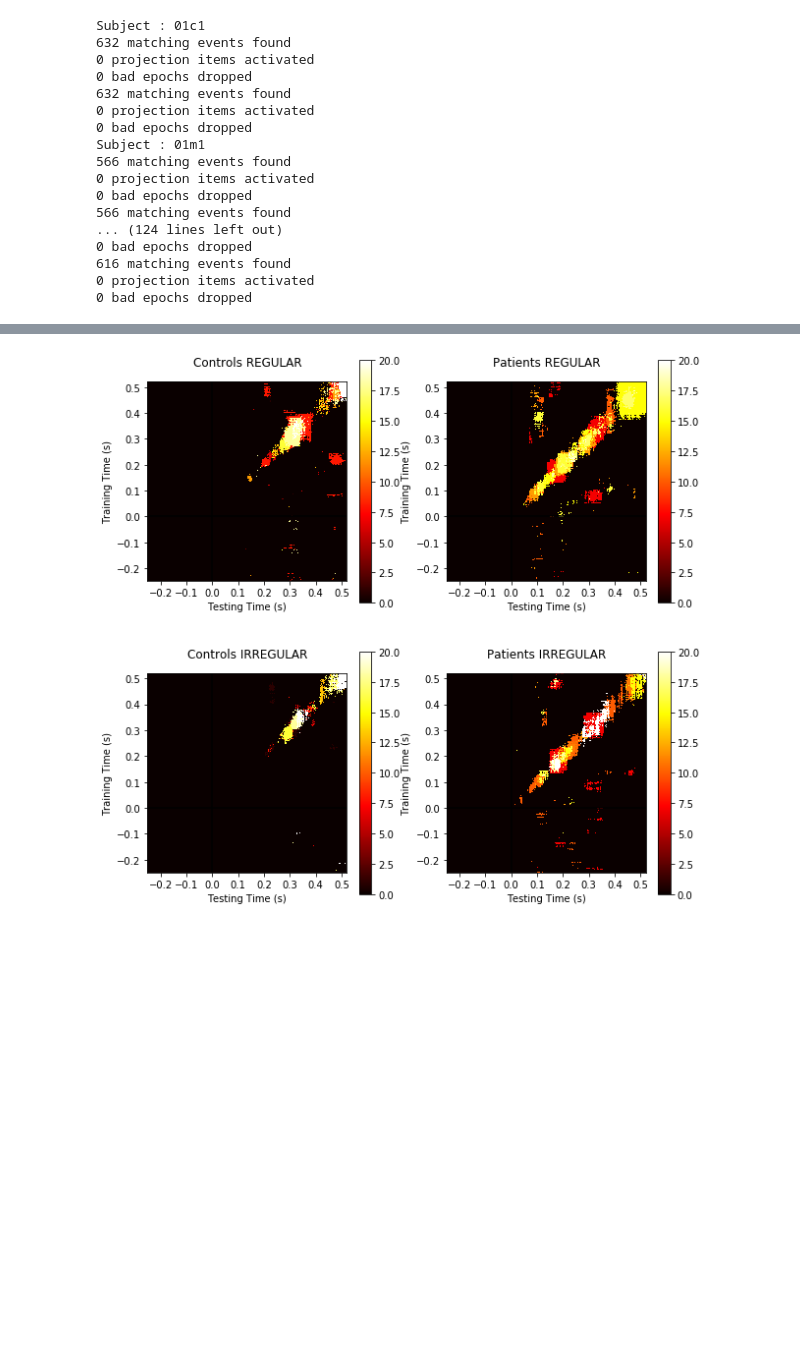
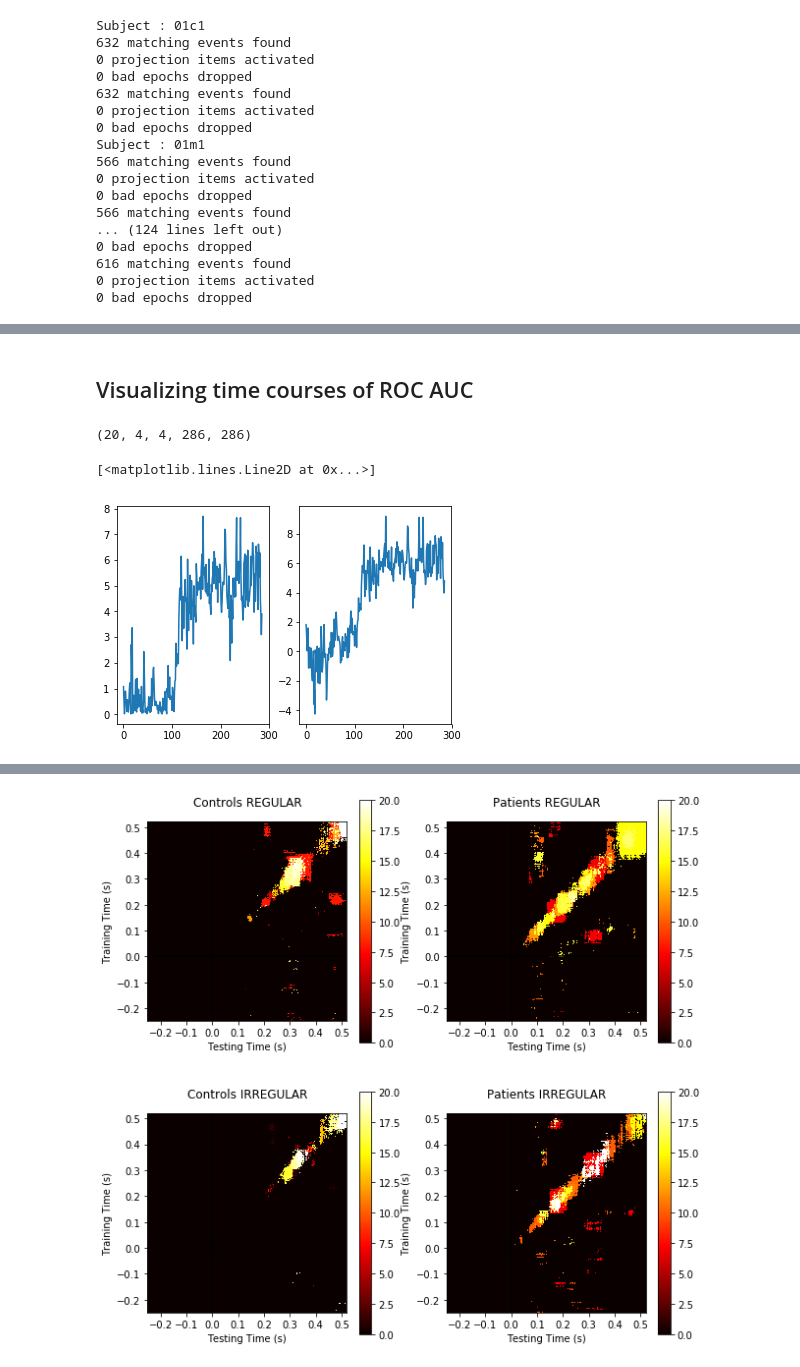
Before and after one commit to nicofarr/pd_osc_decoding, a Jupyter notebook: MNE-TemporalDecoding-Conditionwise.ipynb, the cells around one changed output, grey strips where cells are left out. Saved outputs shown, nothing was run; the diff lists cells and outputs as text; code cells hidden in the pictures; blank space fills up the shorter version.

```diff
--- a/MNE-TemporalDecoding-Conditionwise.ipynb
+++ b/MNE-TemporalDecoding-Conditionwise.ipynb
@@ -329,0 +454,28 @@ Subject : 01m1
+# %% [markdown]
+Visualizing time courses of ROC AUC
+--
+# %%
+allscores_formal_controls = np.load("180513_allscores_formal_conditionwise.npz")['allscores_formal']
+# %%
+allscores_formal_controls.shape
+# %% [output]
+(20, 4, 4, 286, 286)
+# %%
+test= allscores_formal_controls[:,0,0]
+
+diags = []
+for cur in test:
+    diags.append(cur.diagonal())
+
+diags = np.stack(diags)
+# %%
+from scipy.stats import ttest_1samp
+
+stat,p = ttest_1samp(diags,popmean=0.5,axis=0)
+
+fig,(ax1,ax2)=plt.subplots(ncols=2)
+ax1.plot(-np.log10(p))
+ax2.plot(stat)
+# %% [output]
+[<matplotlib.lines.Line2D at 0x...>]
+[figure, added]
```
Also changed, not shown: parts of 12 cells of this notebook.
